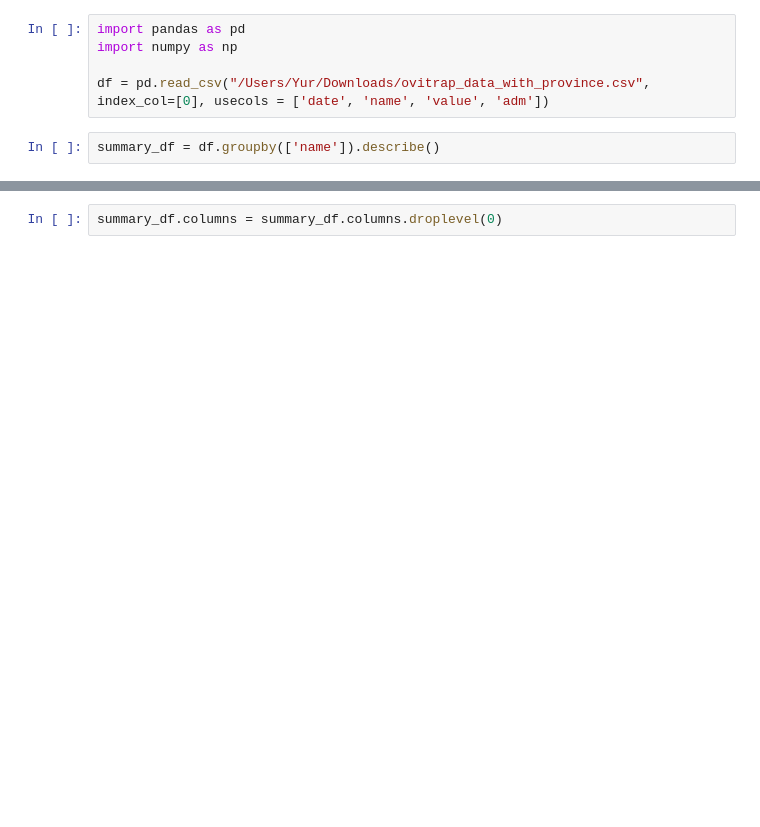
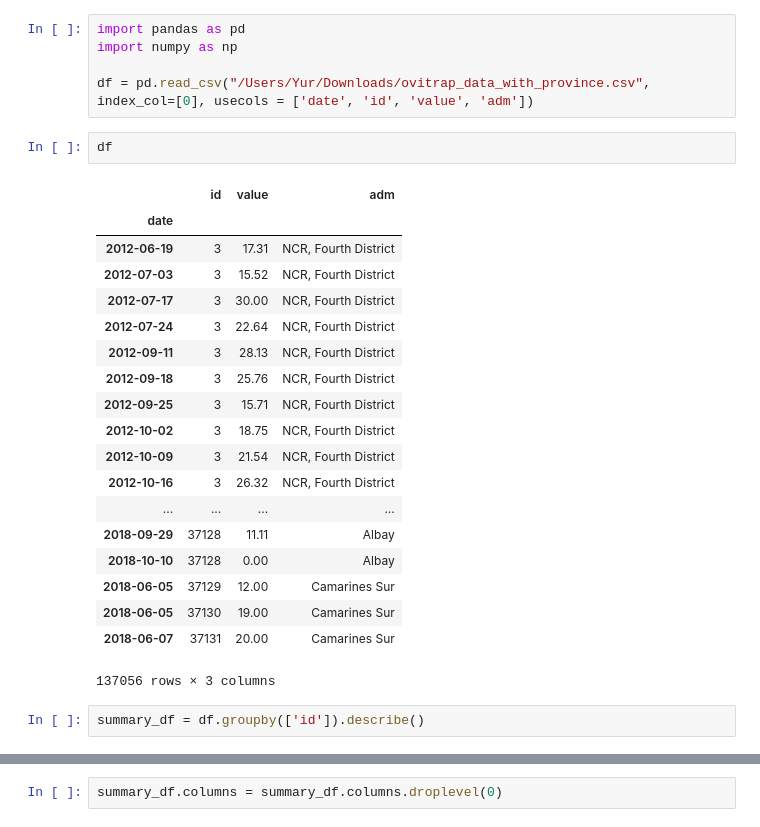
Before and after one commit to kopyakova/510seminar, a Jupyter notebook: School_Filter.ipynb, the cells around one changed output, grey strips where cells are left out. Cells and saved outputs as stored; diff of their text form; blank space fills up the shorter version.

```diff
--- a/School_Filter.ipynb
+++ b/School_Filter.ipynb
@@ -2,7 +2,29 @@
 import pandas as pd
 import numpy as np
 
-df = pd.read_csv("/Users/Yur/Downloads/ovitrap_data_with_province.csv", index_col=[0], usecols = ['date', 'name', 'value', 'adm'])
+df = pd.read_csv("/Users/Yur/Downloads/ovitrap_data_with_province.csv", index_col=[0], usecols = ['date', 'id', 'value', 'adm'])
+# %%
+df
+# %% [output]
+|  | id | value | adm |
+| date |  |  |  |
+| 2012-06-19 | 3 | 17.31 | NCR, Fourth District |
+| 2012-07-03 | 3 | 15.52 | NCR, Fourth District |
+| 2012-07-17 | 3 | 30.00 | NCR, Fourth District |
+| 2012-07-24 | 3 | 22.64 | NCR, Fourth District |
+| 2012-09-11 | 3 | 28.13 | NCR, Fourth District |
+| 2012-09-18 | 3 | 25.76 | NCR, Fourth District |
+| 2012-09-25 | 3 | 15.71 | NCR, Fourth District |
+| 2012-10-02 | 3 | 18.75 | NCR, Fourth District |
+| 2012-10-09 | 3 | 21.54 | NCR, Fourth District |
+| 2012-10-16 | 3 | 26.32 | NCR, Fourth District |
+| ... | ... | ... | ... |
+| 2018-09-29 | 37128 | 11.11 | Albay |
+| 2018-10-10 | 37128 | 0.00 | Albay |
+| 2018-06-05 | 37129 | 12.00 | Camarines Sur |
+| 2018-06-05 | 37130 | 19.00 | Camarines Sur |
+| 2018-06-07 | 37131 | 20.00 | Camarines Sur |
+137056 rows × 3 columns
 # %%
-summary_df = df.groupby(['name']).describe()
+summary_df = df.groupby(['id']).describe()
 # %%
```
Also changed, not shown: parts of 7 cells of this notebook, 2 other files.
